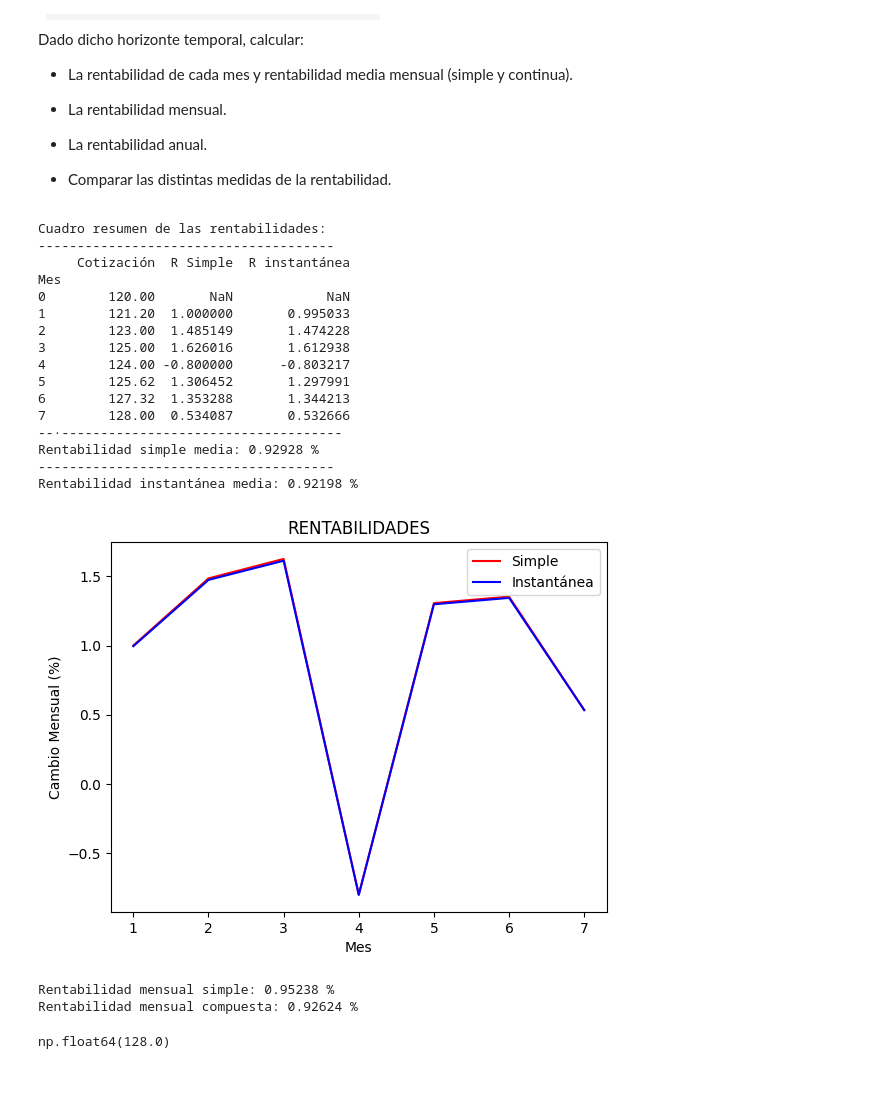
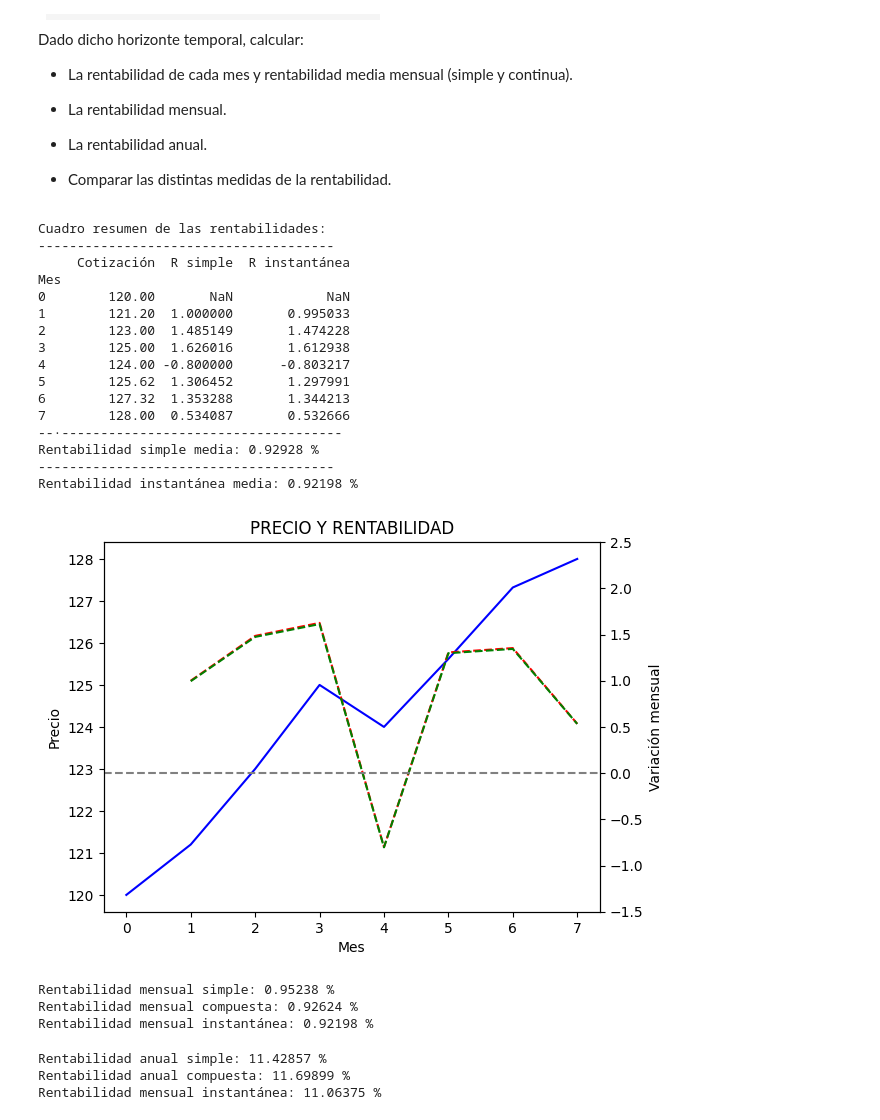
Before and after one commit to jjimvar/Gestion-de-carteras, a Jupyter notebook: 1. Conceptos Básicos/Rendimientos.ipynb, the cells around one changed output. Cells and saved outputs as stored; diff of their text form; code cells hidden in the pictures; blank space fills up the shorter version.

```diff
--- a/1. Conceptos Básicos/Rendimientos.ipynb
+++ b/1. Conceptos Básicos/Rendimientos.ipynb
@@ -97,7 +95,7 @@ import numpy as np
 precio=pd.DataFrame({"Mes": [0,1,2,3,4,5,6,7],
     "Cotización": [120,121.20,123,125,124,125.62,127.32,128]})
 precio.set_index("Mes", inplace=True)
-precio["R Simple"]=precio["Cotización"].pct_change()*100
+precio["R simple"]=precio["Cotización"].pct_change()*100
 precio["R instantánea"]=np.log(precio["Cotización"]/precio["Cotización"].shift())*100
 #Con .shift(1) seleccionamos la fila anterior a la actual
 
@@ -105,13 +103,13 @@ print("Cuadro resumen de las rentabilidades: ")
 print("--------------------------------------")
 print(precio)
 print("--·------------------------------------")
-print("Rentabilidad simple media:", round(precio["R Simple"].mean(),5),"%")
+print("Rentabilidad simple media:", round(precio["R simple"].mean(),5),"%")
 print("--------------------------------------")
 print("Rentabilidad instantánea media:", round(precio["R instantánea"].mean(),5),"%")
 # %% [output]
 Cuadro resumen de las rentabilidades:
 --------------------------------------
-     Cotización  R Simple  R instantánea
+     Cotización  R simple  R instantánea
 Mes
 0        120.00       NaN            NaN
 1        121.20  1.000000       0.995033
@@ -128,18 +126,30 @@ Rentabilidad instantánea media: 0.92198 %
 # %%
 #Rentabilidad por cada mes y media mensual gráficamente
 import matplotlib.pyplot as plt
 
-plt.plot(precio["R Simple"], color="red", label="Simple")
-plt.plot(precio["R instantánea"], color="blue", label="Instantánea")
-plt.title("RENTABILIDADES")
-plt.ylabel("Cambio Mensual (%)")
-plt.xlabel("Mes")
-plt.legend()
+fig, ax1 = plt.subplots()
+
+#Primer eje: precio
+ax1.plot(precio["Cotización"], color="blue", label="Precio")
+ax1.set_xlabel('Mes')
+ax1.set_ylabel('Precio')
+
+#Segundo eje: rentabilidad
+ax2=ax1.twinx()
+ax2.plot(precio["R simple"], color="red", linestyle='--', label="Rentabilidad Simple")
+ax2.plot(precio["R instantánea"], color="green", linestyle='--', label="Rentabilidad Simple")
+ax2.set_ylabel("Variación mensual")
+ax2.set_ylim(-1.5, 2.5) #Establecemos mínimo y máximo del eje
+ax2.axhline(0, color='gray', linestyle='--') # Añadimos línea en eje 0
+
+plt.title("PRECIO Y RENTABILIDAD")
 plt.show()
 # %% [output]
-[figure, old version]
+[figure, new version]
 # %%
-#Rentabilidad mensual
+import numpy as np
+
+#Rentabilidad mensual: desde primer mes hasta el último
 ## Simple: 128= 120·(1+7*rm)
 rm=((precio["Cotización"].iloc[7]/precio["Cotización"].iloc[0])-1)/7
 print("Rentabilidad mensual simple:", round(rm*100,5), "%")
@@ -147,10 +157,29 @@ print("Rentabilidad mensual simple:", round(rm*100,5), "%")
 ## Compuesta: 128=120·(1+im)^7
 im=(precio["Cotización"].iloc[7]/precio["Cotización"].iloc[0])**(1/7)-1
 print("Rentabilidad mensual compuesta:", round(im*100,5), "%")
+
+## Instantánea: 128=120·e^7km
+km=np.log((precio["Cotización"].iloc[7]/precio["Cotización"].iloc[0]))/7
+print("Rentabilidad mensual instantánea:", round(km*100,5), "%")
 # %% [output]
 Rentabilidad mensual simple: 0.95238 %
 Rentabilidad mensual compuesta: 0.92624 %
+Rentabilidad mensual instantánea: 0.92198 %
-# %%
-precio["Cotización"].iloc[7]
-# %% [output]
-np.float64(128.0)
+# %%
+#Rentabilidad anual: desde primer mes hasta el último
+## Simple: 128= 120·(1+(7/12)*rm)
+ra=((precio["Cotización"].iloc[7]/precio["Cotización"].iloc[0])-1)*(12/7)
+print("Rentabilidad anual simple:", round(ra*100,5), "%")
+
+## Compuesta: 128=120·(1+im)^(7/12)
+ia=(precio["Cotización"].iloc[7]/precio["Cotización"].iloc[0])**(12/7)-1
+print("Rentabilidad anual compuesta:", round(ia*100,5), "%")
+
+
+## Instantánea: 128=120·e^7/12km
+ka=np.log((precio["Cotización"].iloc[7]/precio["Cotización"].iloc[0]))*(12/7)
+print("Rentabilidad mensual instantánea:", round(ka*100,5), "%")
+# %% [output]
+Rentabilidad anual simple: 11.42857 %
+Rentabilidad anual compuesta: 11.69899 %
+Rentabilidad mensual instantánea: 11.06375 %
```
Also changed, not shown: parts of 8 cells of this notebook.
